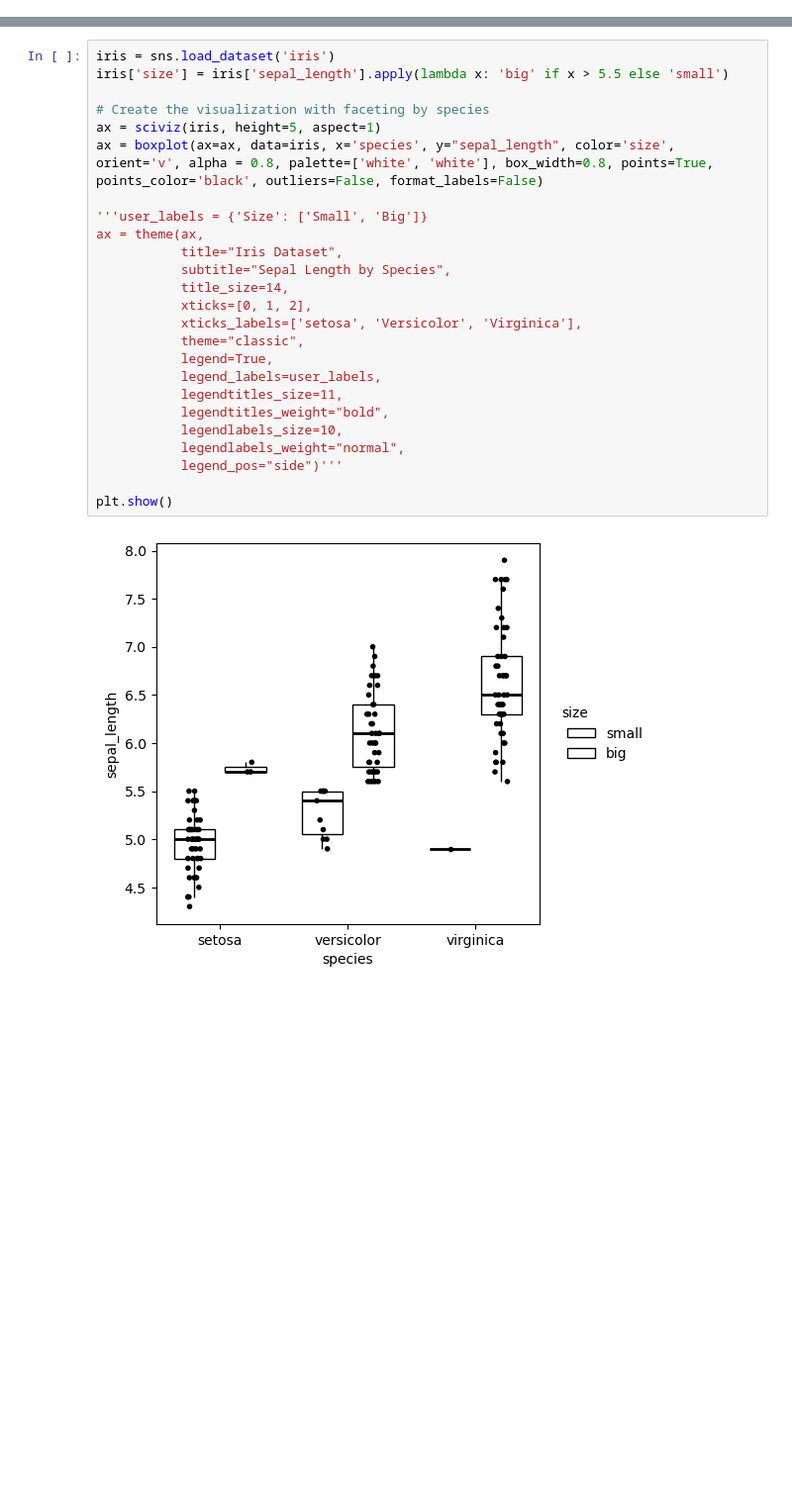
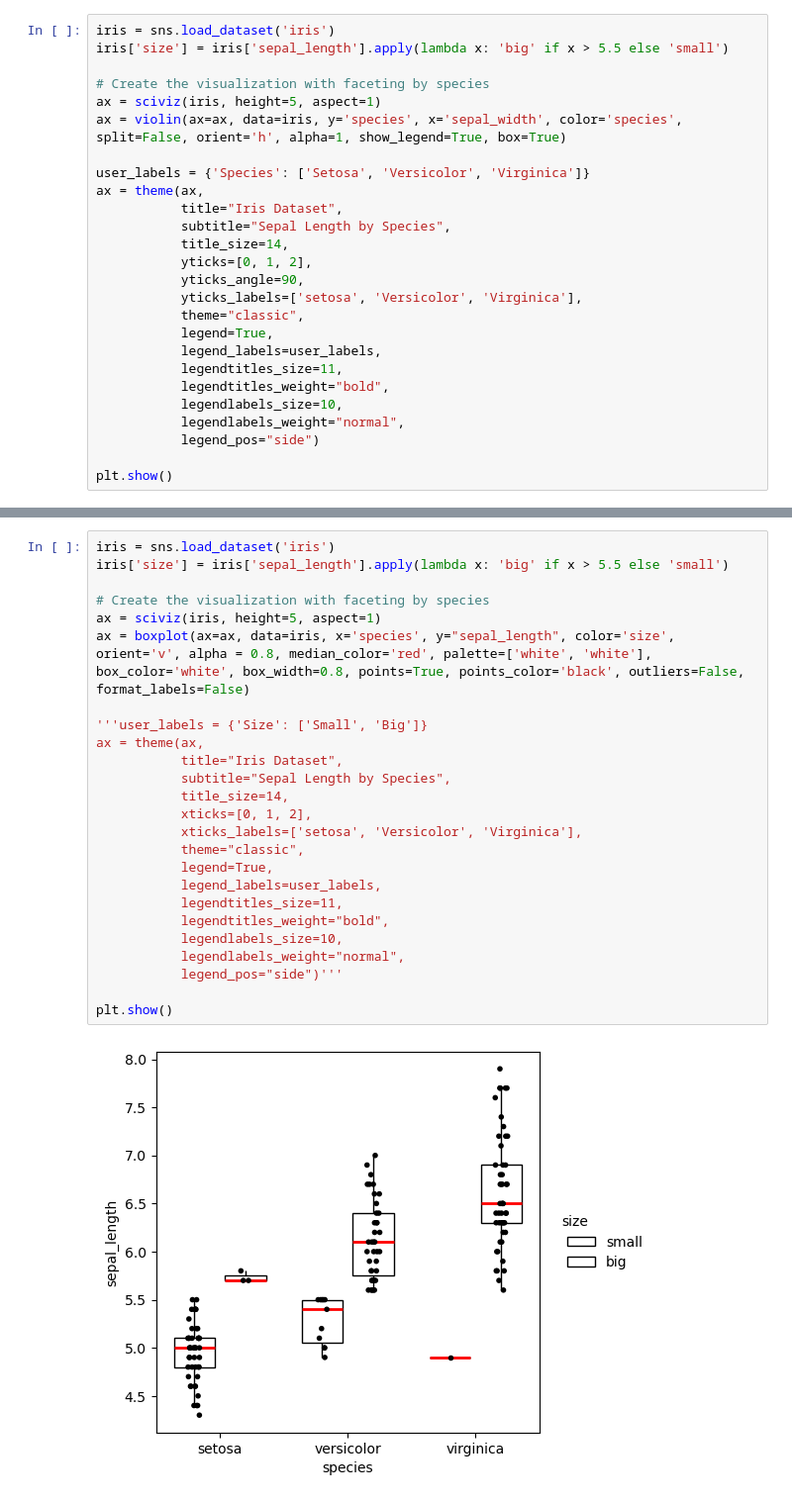
Before and after one commit to kantonopoulos/sciviz, a Jupyter notebook: sciviz/sciviz/src/test.ipynb, the cells around one changed output, grey strips where cells are left out. Shown at 99% size. Drawn from its saved outputs; the diff is of its cells as text; blank space fills up the shorter version.

Commit message:
Add violin and jitter and solve issues

```diff
--- a/sciviz/sciviz/src/test.ipynb
+++ b/sciviz/sciviz/src/test.ipynb
@@ -9,0 +12,26 @@ from theme import theme
+# %%
+iris = sns.load_dataset('iris')
+iris['size'] = iris['sepal_length'].apply(lambda x: 'big' if x > 5.5 else 'small')
+
+# Create the visualization with faceting by species
+ax = sciviz(iris, height=5, aspect=1)
+ax = violin(ax=ax, data=iris, y='species', x='sepal_width', color='species', split=False, orient='h', alpha=1, show_legend=True, box=True)
+
+user_labels = {'Species': ['Setosa', 'Versicolor', 'Virginica']}
+ax = theme(ax,
+           title="Iris Dataset",
+           subtitle="Sepal Length by Species",
+           title_size=14,
+           yticks=[0, 1, 2],
+           yticks_angle=90,
+           yticks_labels=['setosa', 'Versicolor', 'Virginica'],
+           theme="classic",
+           legend=True,
+           legend_labels=user_labels,
+           legendtitles_size=11,
+           legendtitles_weight="bold",
+           legendlabels_size=10,
+           legendlabels_weight="normal",
+           legend_pos="side")
+
+plt.show()
@@ -37,30 +94,30 @@ plt.show()
 # %%
 iris = sns.load_dataset('iris')
 iris['size'] = iris['sepal_length'].apply(lambda x: 'big' if x > 5.5 else 'small')
 
 # Create the visualization with faceting by species
 ax = sciviz(iris, height=5, aspect=1)
-ax = boxplot(ax=ax, data=iris, x='species', y="sepal_length", color='size', orient='v', alpha = 0.8, palette=['white', 'white'], box_width=0.8, points=True, points_color='black', outliers=False, format_labels=False)
+ax = boxplot(ax=ax, data=iris, x='species', y="sepal_length", color='size', orient='v', alpha = 0.8, median_color='red', palette=['white', 'white'], box_color='white', box_width=0.8, points=True, points_color='black', outliers=False, format_labels=False)
 
 '''user_labels = {'Size': ['Small', 'Big']}
 ax = theme(ax,
            title="Iris Dataset",
            subtitle="Sepal Length by Species",
            title_size=14,
            xticks=[0, 1, 2],
            xticks_labels=['setosa', 'Versicolor', 'Virginica'],
            theme="classic",
            legend=True,
            legend_labels=user_labels,
            legendtitles_size=11,
            legendtitles_weight="bold",
            legendlabels_size=10,
            legendlabels_weight="normal",
            legend_pos="side")'''
 
 plt.show()
 # %% [output]
-[figure, old version]
+[figure, new version]
 # %%
 iris = sns.load_dataset("iris")
 
```
Also changed, not shown: parts of 6 cells of this notebook, 4 other files.
